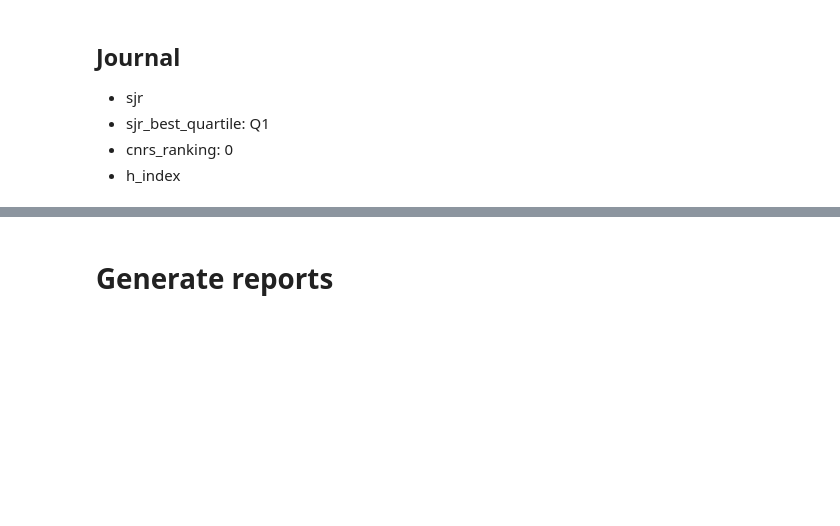
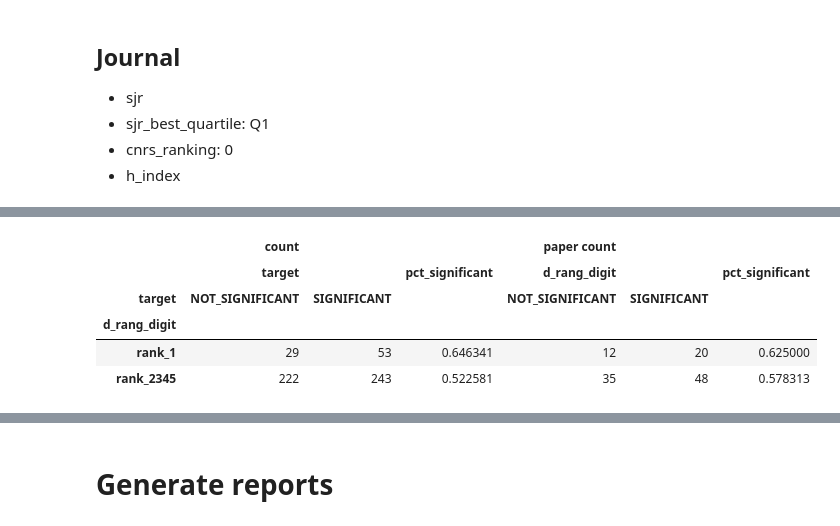
Before and after one commit to thomaspernet/esg_metadata, a Jupyter notebook: 02_data_analysis/01_model_train_evaluate/01_sign_of_effect/00_sign_of_effect_classification.ipynb, the cells around one changed output, grey strips where cells are left out. Drawn from its saved outputs; the diff is of its cells as text; code cells hidden in the pictures; blank space fills up the shorter version.

```diff
--- a/02_data_analysis/01_model_train_evaluate/01_sign_of_effect/00_sign_of_effect_classification.ipynb
+++ b/02_data_analysis/01_model_train_evaluate/01_sign_of_effect/00_sign_of_effect_classification.ipynb
@@ -202,0 +254,27 @@ df.head(2)
+# %%
+df = (
+    df_cnrs
+    .merge(
+        (
+            df[['publication_name']]
+            .drop_duplicates()
+            .replace({"publication_name":{"brq business research quarterly":"business research quarterly"}})
+        ),
+        how = 'right',
+        indicator = True
+    )
+    .sort_values(by = ['_merge'])
+    .assign(
+        RANK = lambda x: x['RANK'].astype('str'),
+        rang_digit = lambda x: x['RANK'].str.extract('(\d+)')
+    )
+    .assign(rang_digit = lambda x: x['rang_digit'].fillna('5'))
+    .reindex(columns = ['publication_name','rang_digit'])
+    .drop_duplicates()
+    .merge(
+        df
+    )
+    .assign(
+        d_rang_digit = lambda x: np.where(x['rang_digit'].isin(['1']), 'rank_1', 'rank_2345')
+    )
+)
@@ -1879,37 +2550,44 @@ pd.concat(
         pd.concat(
             [
                 (
-                    df.groupby("cnrs_ranking")
+                    df.groupby("d_rang_digit")
                     .agg({"target": "value_counts"})
                     .unstack(-1)
                     .assign(
                         pct_significant=lambda x: x[("target", "SIGNIFICANT")]
                         / x.sum(axis=1)
                     )
                 )
             ],
             axis=1,
             keys=["count"],
         ),
         pd.concat(
             [
                 (
-                    df.groupby(["cnrs_ranking", "target"])
+                    df.groupby(["d_rang_digit", "target"])
                     .agg({"id": "nunique"})
-                    .rename(columns={"id": "cnrs_ranking"})
+                    .rename(columns={"id": "d_rang_digit"})
                     .unstack(-1)
                     .assign(
-                        pct_significant=lambda x: x[("cnrs_ranking", "SIGNIFICANT")]
+                        pct_significant=lambda x: x[("d_rang_digit", "SIGNIFICANT")]
                         / x.sum(axis=1)
                     )
                 )
             ],
             axis=1,
             keys=["paper count"],
         ),
     ],
     axis=1,
 )
+# %% [output]
+|  | count |  |  | paper count |  |  |
+|  | target |  | pct_significant | d_rang_digit |  | pct_significant |
+| target | NOT_SIGNIFICANT | SIGNIFICANT |  | NOT_SIGNIFICANT | SIGNIFICANT |  |
+| d_rang_digit |  |  |  |  |  |  |
+| rank_1 | 29 | 53 | 0.646341 | 12 | 20 | 0.625000 |
+| rank_2345 | 222 | 243 | 0.522581 | 35 | 48 | 0.578313 |
 # %%
 (
     df
```
Also changed, not shown: parts of 67 cells of this notebook, 9 other files.
